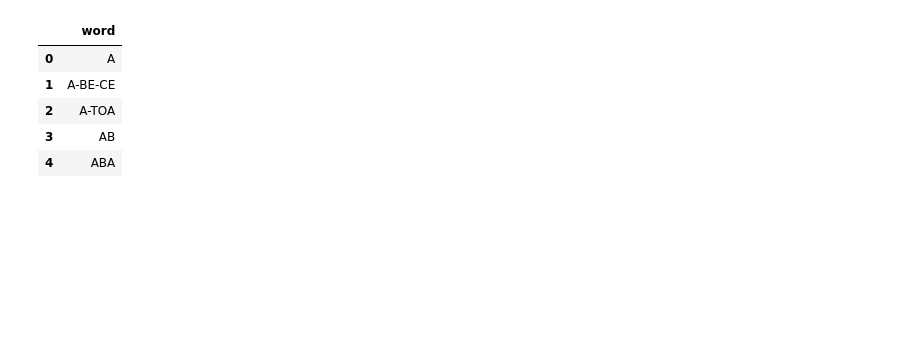
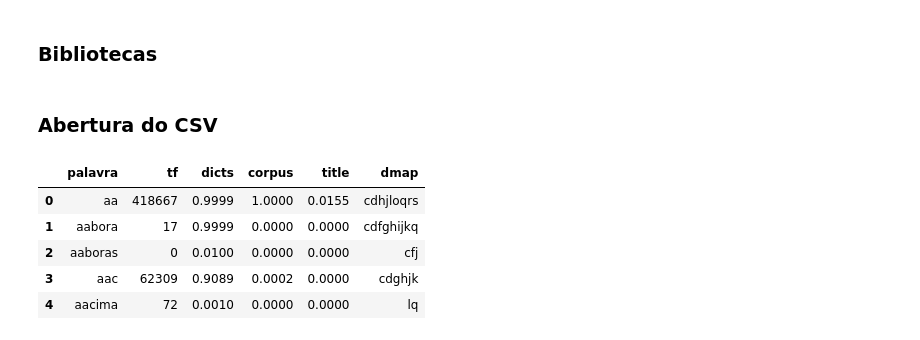
Before and after one commit to llslucas/digi.io, a Jupyter notebook: data/Data-Extraction.ipynb, the cells around one changed output. Saved outputs shown, nothing was run; the diff lists cells and outputs as text; code cells hidden in the pictures; blank space fills up the shorter version.

```diff
--- a/data/Data-Extraction.ipynb
+++ b/data/Data-Extraction.ipynb
@@ -1,14 +1,18 @@
+# %% [markdown]
+### Bibliotecas
 # %%
 import pandas as pd
 from unidecode import unidecode
+# %% [markdown]
+### Abertura do CSV
 # %%
-df = pd.read_csv('Lista-de-Palavras.csv', header=None)
-df.columns = ['word']
+raw_df = pd.read_csv('data.csv')
+df = raw_df.copy()
 df.head()
 # %% [output]
-|  | word |
-| 0 | A |
-| 1 | A-BE-CE |
-| 2 | A-TOA |
-| 3 | AB |
-| 4 | ABA |
+|  | palavra | tf | dicts | corpus | title | dmap |
+| 0 | aa | 418667 | 0.9999 | 1.0000 | 0.0155 | cdhjloqrs |
+| 1 | aabora | 17 | 0.9999 | 0.0000 | 0.0000 | cdfghijkq |
+| 2 | aaboras | 0 | 0.0100 | 0.0000 | 0.0000 | cfj |
+| 3 | aac | 62309 | 0.9089 | 0.0002 | 0.0000 | cdghjk |
+| 4 | aacima | 72 | 0.0010 | 0.0000 | 0.0000 | lq |
```
Also changed, not shown: parts of 14 cells of this notebook, 6 other files.
